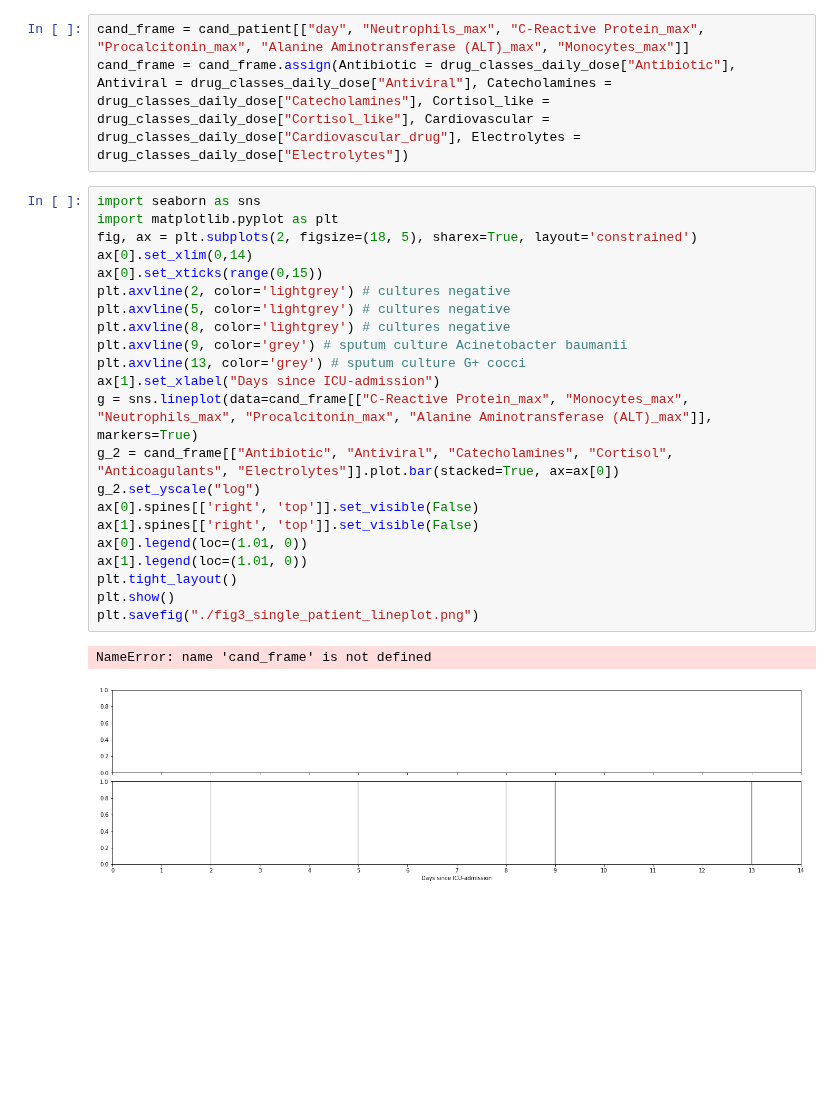
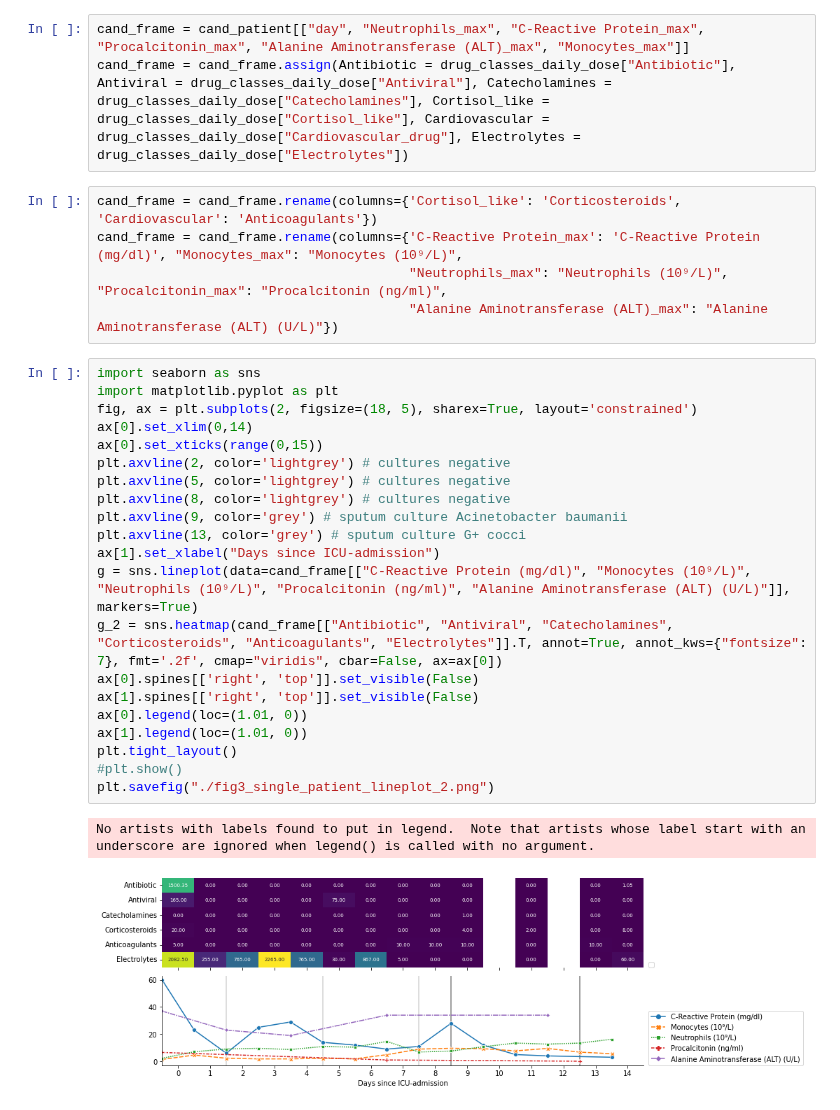
Before and after one commit to theislab/ehrapy-reproducibility, a Jupyter notebook: Figure_3/Figure3_nb.ipynb, the cells around one changed output. Cells and saved outputs as stored; diff of their text form; blank space fills up the shorter version.

```diff
--- a/Figure_3/Figure3_nb.ipynb
+++ b/Figure_3/Figure3_nb.ipynb
@@ -389,28 +421,32 @@ drug_classes_daily_dose = drug_classes_daily_dose.rename_axis(None, axis=1)
 # %%
 cand_frame = cand_patient[["day", "Neutrophils_max", "C-Reactive Protein_max", "Procalcitonin_max", "Alanine Aminotransferase (ALT)_max", "Monocytes_max"]]
 cand_frame = cand_frame.assign(Antibiotic = drug_classes_daily_dose["Antibiotic"], Antiviral = drug_classes_daily_dose["Antiviral"], Catecholamines = drug_classes_daily_dose["Catecholamines"], Cortisol_like = drug_classes_daily_dose["Cortisol_like"], Cardiovascular = drug_classes_daily_dose["Cardiovascular_drug"], Electrolytes = drug_classes_daily_dose["Electrolytes"])
+# %%
+cand_frame = cand_frame.rename(columns={'Cortisol_like': 'Corticosteroids', 'Cardiovascular': 'Anticoagulants'})
+cand_frame = cand_frame.rename(columns={'C-Reactive Protein_max': 'C-Reactive Protein (mg/dl)', "Monocytes_max": "Monocytes (10⁹/L)",
+                                        "Neutrophils_max": "Neutrophils (10⁹/L)", "Procalcitonin_max": "Procalcitonin (ng/ml)",
+                                        "Alanine Aminotransferase (ALT)_max": "Alanine Aminotransferase (ALT) (U/L)"})
 # %%
 import seaborn as sns
 import matplotlib.pyplot as plt
 fig, ax = plt.subplots(2, figsize=(18, 5), sharex=True, layout='constrained')
 ax[0].set_xlim(0,14)
 ax[0].set_xticks(range(0,15))
 plt.axvline(2, color='lightgrey') # cultures negative
 plt.axvline(5, color='lightgrey') # cultures negative
 plt.axvline(8, color='lightgrey') # cultures negative
 plt.axvline(9, color='grey') # sputum culture Acinetobacter baumanii
 plt.axvline(13, color='grey') # sputum culture G+ cocci
 ax[1].set_xlabel("Days since ICU-admission")
-g = sns.lineplot(data=cand_frame[["C-Reactive Protein_max", "Monocytes_max", "Neutrophils_max", "Procalcitonin_max", "Alanine Aminotransferase (ALT)_max"]], markers=True)
-g_2 = cand_frame[["Antibiotic", "Antiviral", "Catecholamines", "Cortisol", "Anticoagulants", "Electrolytes"]].plot.bar(stacked=True, ax=ax[0])
-g_2.set_yscale("log")
+g = sns.lineplot(data=cand_frame[["C-Reactive Protein (mg/dl)", "Monocytes (10⁹/L)", "Neutrophils (10⁹/L)", "Procalcitonin (ng/ml)", "Alanine Aminotransferase (ALT) (U/L)"]], markers=True)
+g_2 = sns.heatmap(cand_frame[["Antibiotic", "Antiviral", "Catecholamines", "Corticosteroids", "Anticoagulants", "Electrolytes"]].T, annot=True, annot_kws={"fontsize": 7}, fmt='.2f', cmap="viridis", cbar=False, ax=ax[0])
 ax[0].spines[['right', 'top']].set_visible(False)
 ax[1].spines[['right', 'top']].set_visible(False)
 ax[0].legend(loc=(1.01, 0))
 ax[1].legend(loc=(1.01, 0))
 plt.tight_layout()
-plt.show()
-plt.savefig("./fig3_single_patient_lineplot.png")
+#plt.show()
+plt.savefig("./fig3_single_patient_lineplot_2.png")
 # %% [output]
-NameError: name 'cand_frame' is not defined
+No artists with labels found to put in legend.  Note that artists whose label start with an underscore are ignored when legend() is called with no argument.
-[figure, old version]
+[figure, new version]
```
Also changed, not shown: parts of 13 cells of this notebook, 2 other files.
